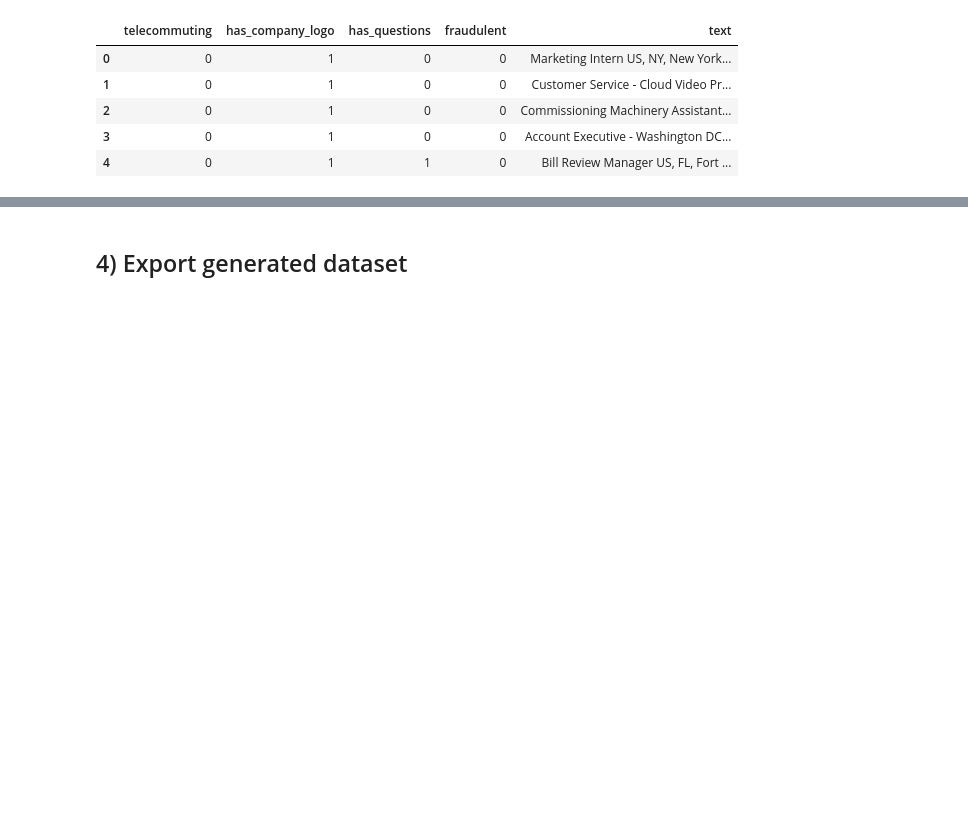
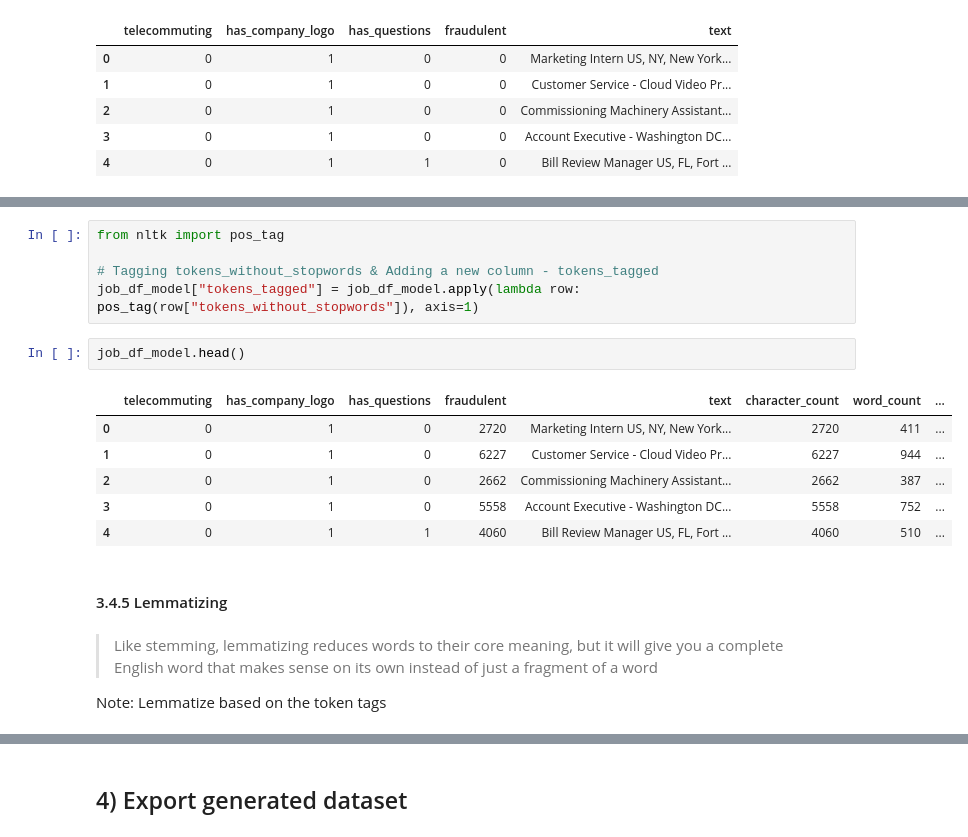
Before and after one commit to leileijng/bc2407-linkedin, a Jupyter notebook: Job Scam Detection/data-cleaning-preprocessing.ipynb, the cells around one changed output, grey strips where cells are left out. Drawn from its saved outputs; the diff is of its cells as text; blank space fills up the shorter version.

```diff
--- a/Job Scam Detection/data-cleaning-preprocessing.ipynb
+++ b/Job Scam Detection/data-cleaning-preprocessing.ipynb
@@ -310,0 +445,20 @@ job_df_model.head()
+# %%
+from nltk import pos_tag
+
+# Tagging tokens_without_stopwords & Adding a new column - tokens_tagged
+job_df_model["tokens_tagged"] = job_df_model.apply(lambda row: pos_tag(row["tokens_without_stopwords"]), axis=1)
+# %%
+job_df_model.head()
+# %% [output]
+|  | telecommuting | has_company_logo | has_questions | fraudulent | text | character_count | word_count | ... |
+| 0 | 0 | 1 | 0 | 2720 | Marketing Intern US, NY, New York... | 2720 | 411 | ... |
+| 1 | 0 | 1 | 0 | 6227 | Customer Service - Cloud Video Pr... | 6227 | 944 | ... |
+| 2 | 0 | 1 | 0 | 2662 | Commissioning Machinery Assistant... | 2662 | 387 | ... |
+| 3 | 0 | 1 | 0 | 5558 | Account Executive - Washington DC... | 5558 | 752 | ... |
+| 4 | 0 | 1 | 1 | 4060 | Bill Review Manager US, FL, Fort ... | 4060 | 510 | ... |
+# %% [markdown]
+#### 3.4.5 Lemmatizing
+# %% [markdown]
+> Like stemming, lemmatizing reduces words to their core meaning, but it will give you a complete English word that makes sense on its own instead of just a fragment of a word
+
+Note: Lemmatize based on the token tags
```
Also changed, not shown: parts of 36 cells of this notebook, 1 other file.
